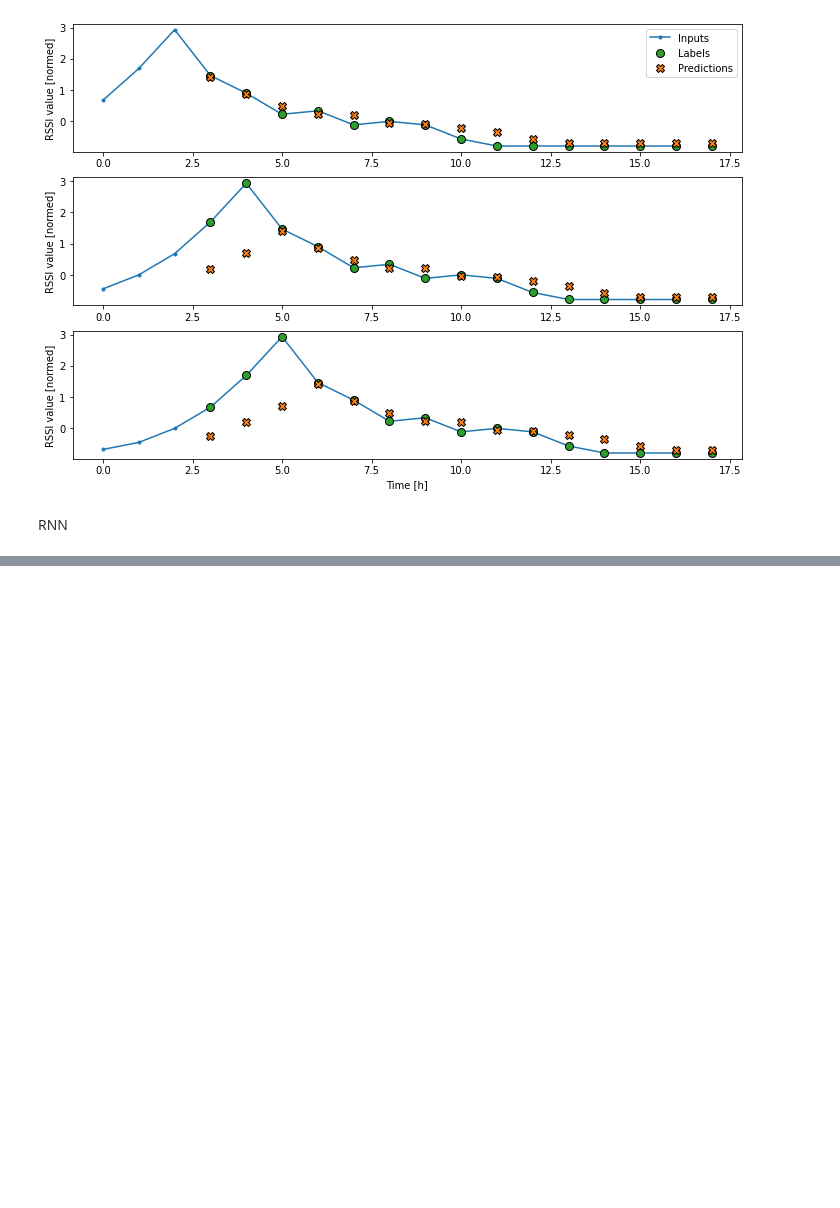
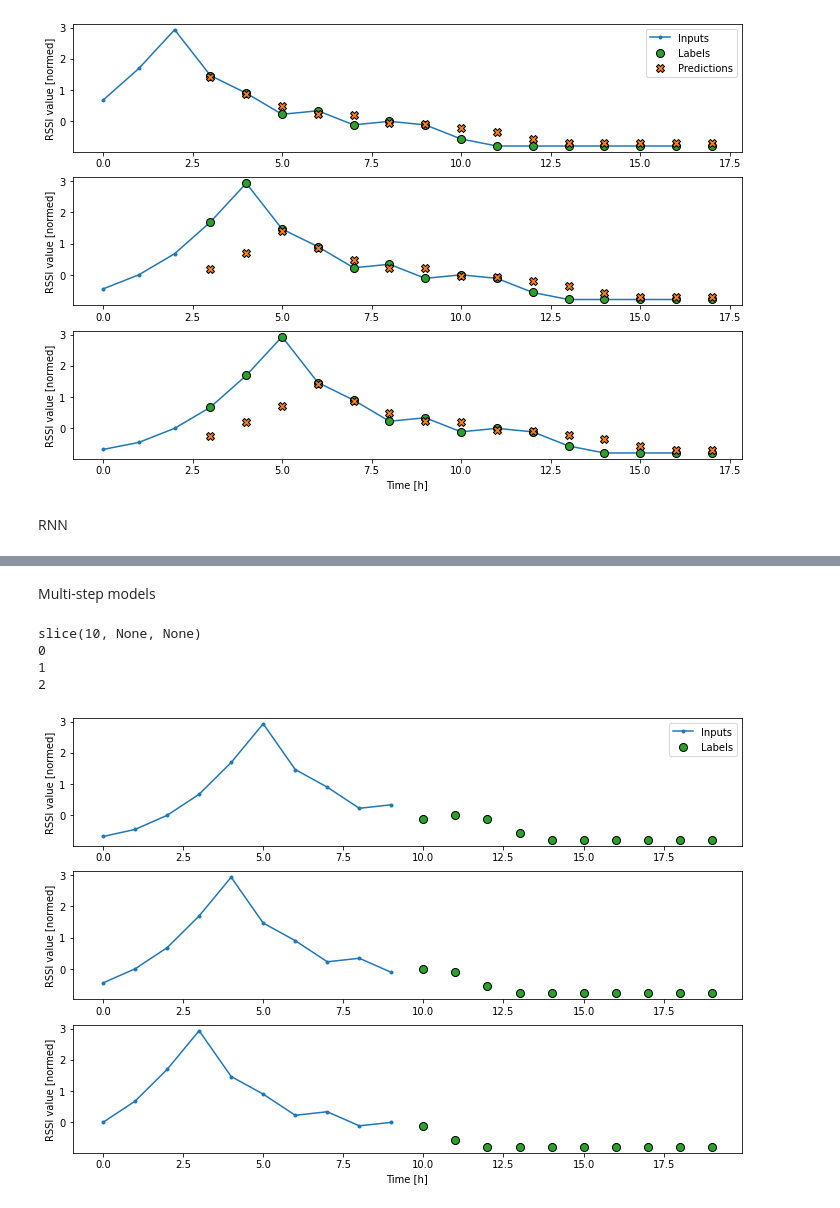
Before and after one commit to ntesfu/ML_PweredResilentMeshNetworks, a Jupyter notebook: Untitled.ipynb, the cells around one changed output, grey strips where cells are left out. Saved outputs shown, nothing was run; the diff lists cells and outputs as text; code cells hidden in the pictures; blank space fills up the shorter version.

```diff
--- a/Untitled.ipynb
+++ b/Untitled.ipynb
@@ -642,0 +787,15 @@ _ = plt.legend()
+# %% [markdown]
+Multi-step models
+# %%
+OUT_STEPS = 10
+multi_window = WindowGenerator(input_width=10,
+train_df=traindata,test_df=testdata,val_df=valdata,
+                               label_width=OUT_STEPS,
+                               shift=OUT_STEPS)
+multi_window.plot()
+# %% [output]
+slice(10, None, None)
+0
+1
+2
+[figure, added]
```
Also changed, not shown: parts of 32 cells of this notebook.
